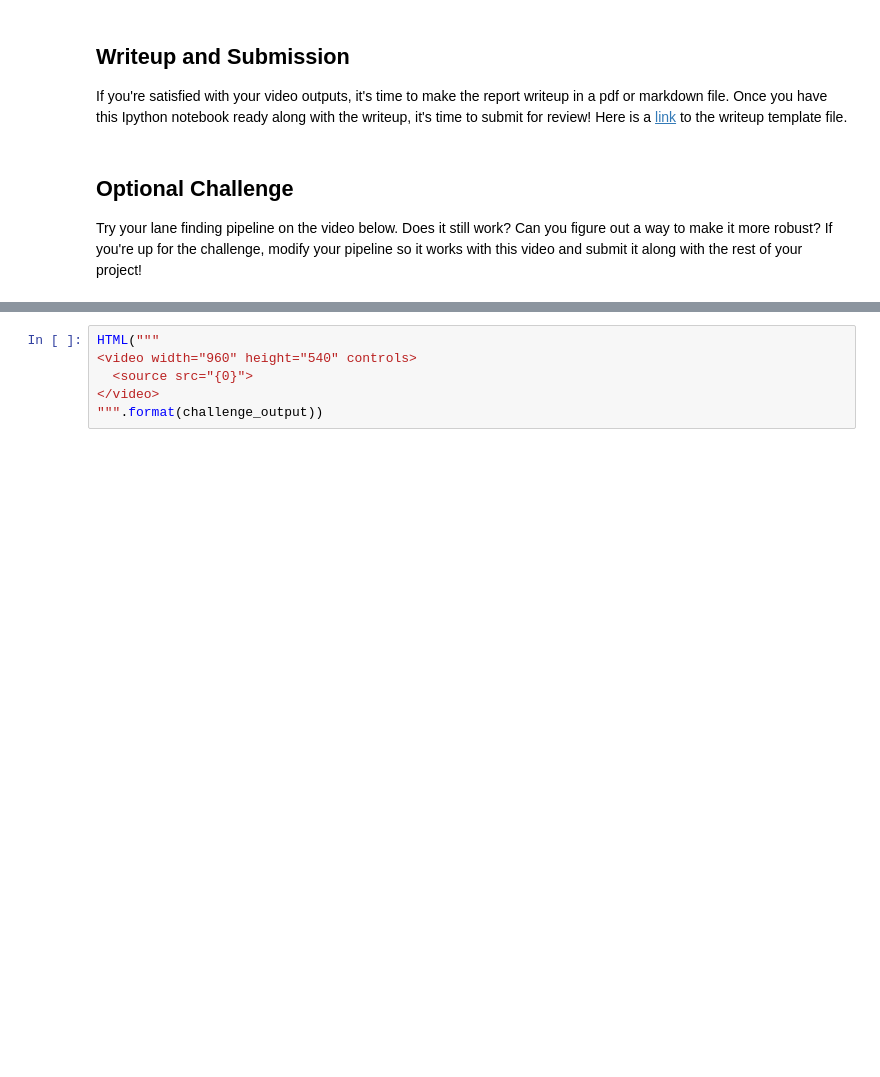
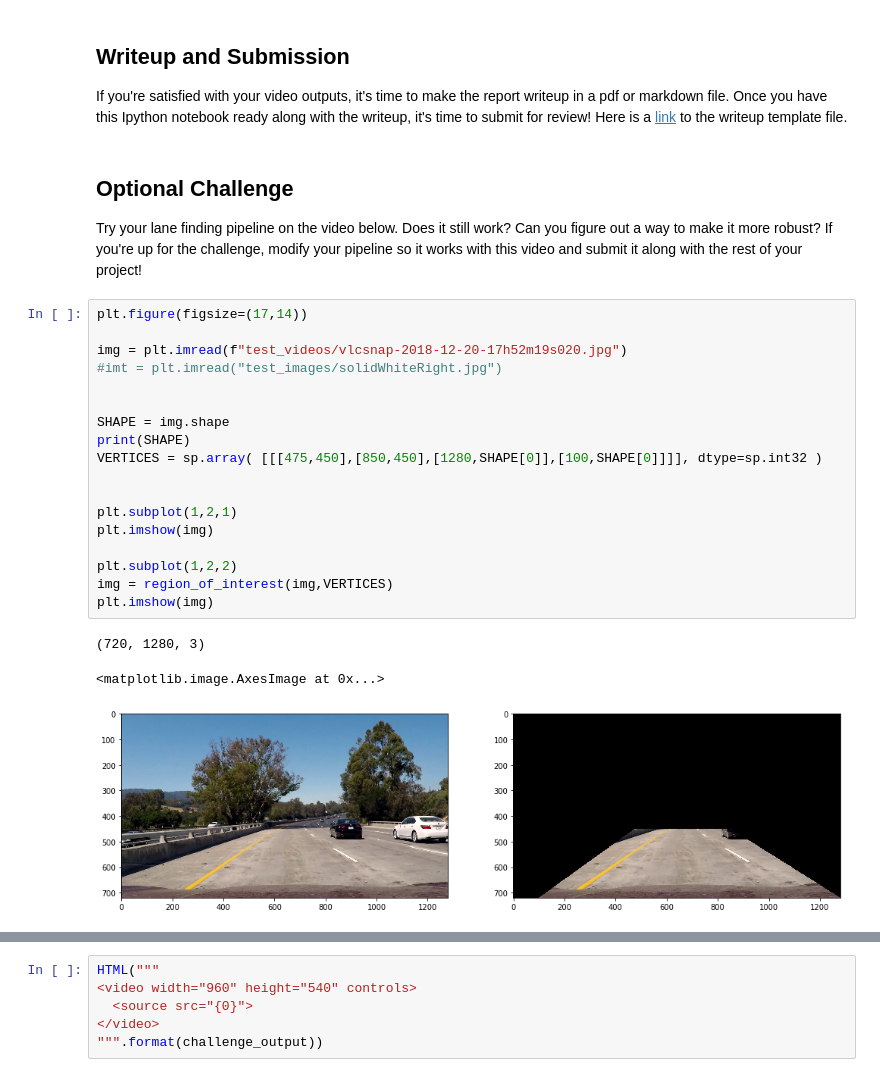
Before and after one commit to putza/CarND-LaneLines-P1, a Jupyter notebook: P1.ipynb, the cells around one changed output, grey strips where cells are left out. Cells and saved outputs as stored; diff of their text form; blank space fills up the shorter version.

Commit message:
[MAJOR] - Successful Video for all three instances

```diff
--- a/P1.ipynb
+++ b/P1.ipynb
@@ -675,3 +683,25 @@ If you're satisfied with your video outputs, it's time to make the report writeu
 ## Optional Challenge
 
 Try your lane finding pipeline on the video below.  Does it still work?  Can you figure out a way to make it more robust?  If you're up for the challenge, modify your pipeline so it works with this video and submit it along with the rest of your project!
+# %%
+plt.figure(figsize=(17,14))
+
+img = plt.imread(f"test_videos/vlcsnap-2018-12-20-17h52m19s020.jpg")
+#imt = plt.imread("test_images/solidWhiteRight.jpg")
+
+
+SHAPE = img.shape
+print(SHAPE)
+VERTICES = sp.array( [[[475,450],[850,450],[1280,SHAPE[0]],[100,SHAPE[0]]]], dtype=sp.int32 )
+
+
+plt.subplot(1,2,1)
+plt.imshow(img)
+
+plt.subplot(1,2,2)
+img = region_of_interest(img,VERTICES)
+plt.imshow(img)
+# %% [output]
+(720, 1280, 3)
+<matplotlib.image.AxesImage at 0x...>
+[figure, added]
```
Also changed, not shown: parts of 13 cells of this notebook.
